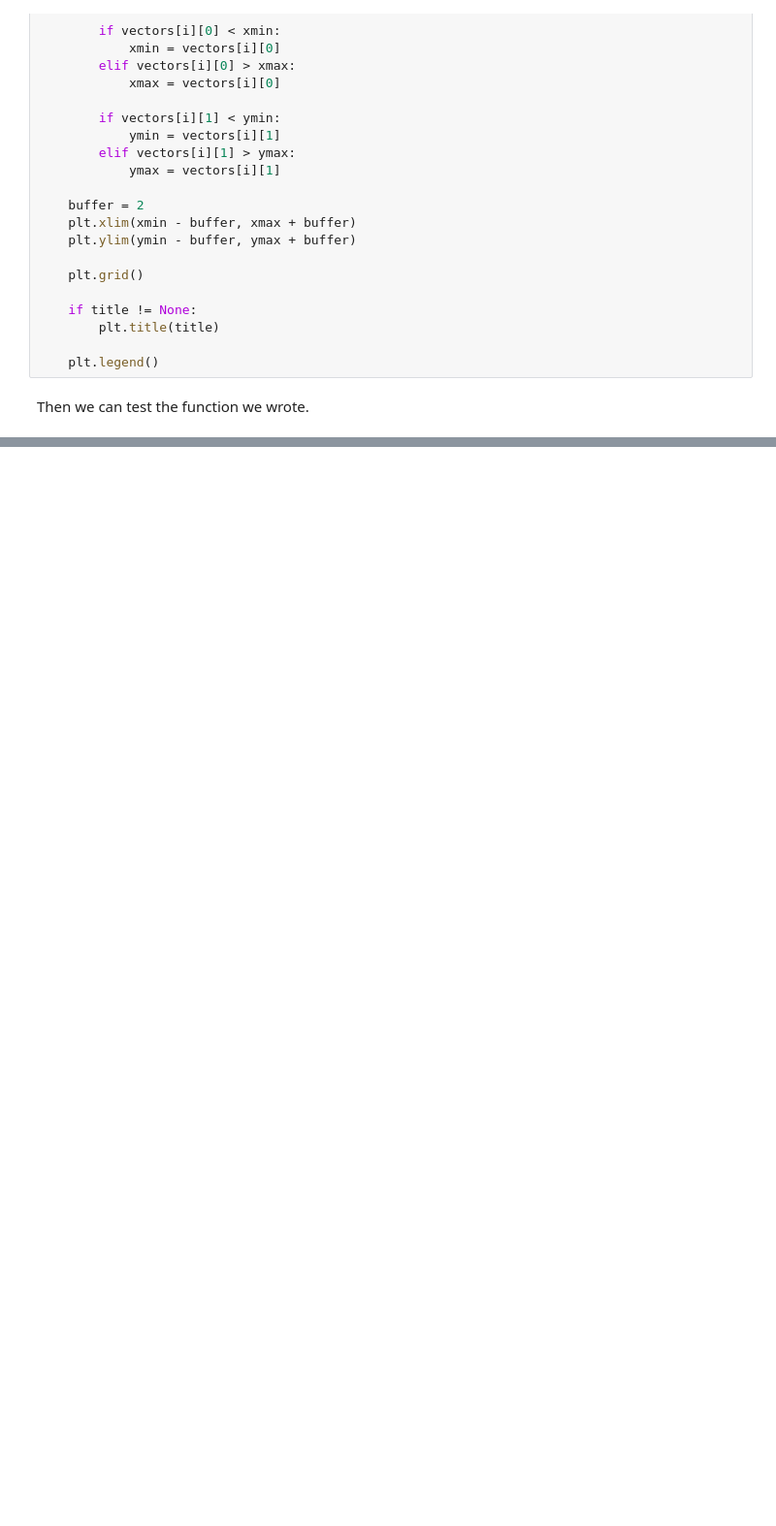
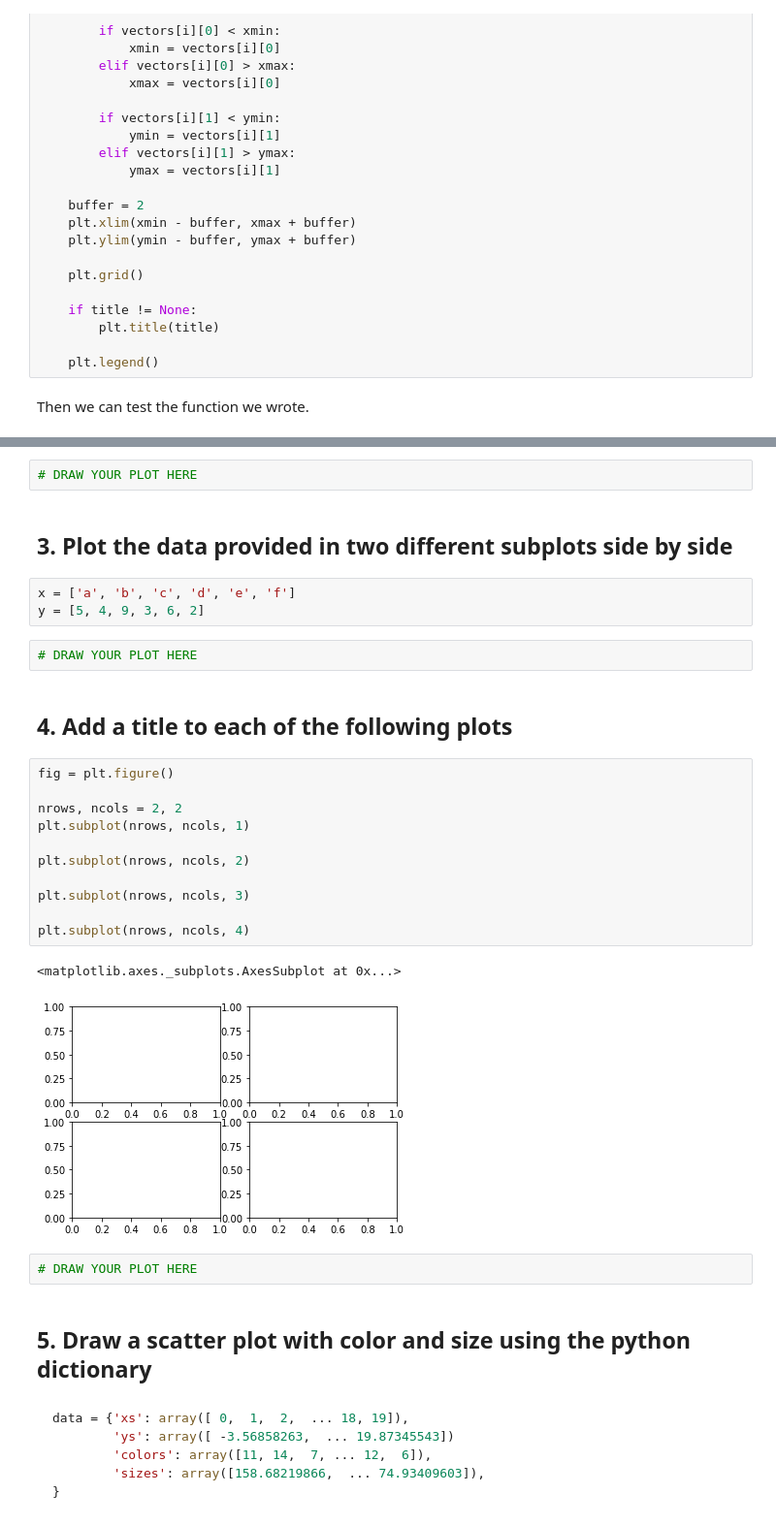
Before and after one commit to fuzzy-tribble/data_science_foundations, a Jupyter notebook: python_libraries_matplotlib.ipynb, the cells around one changed output, grey strips where cells are left out. Shown at 97% size. Cells and saved outputs as stored; diff of their text form; blank space fills up the shorter version.

````diff
--- a/python_libraries_matplotlib.ipynb
+++ b/python_libraries_matplotlib.ipynb
@@ -823,0 +834,37 @@ vectorplot_2d([(-16, 1), (20, 70), (4, -3)])
+# %%
+# DRAW YOUR PLOT HERE
+# %% [markdown]
+## 3. Plot the data provided in two different subplots side by side
+# %%
+x = ['a', 'b', 'c', 'd', 'e', 'f']
+y = [5, 4, 9, 3, 6, 2]
+# %%
+# DRAW YOUR PLOT HERE
+# %% [markdown]
+## 4. Add a title to each of the following plots
+# %%
+fig = plt.figure()
+
+nrows, ncols = 2, 2
+plt.subplot(nrows, ncols, 1)
+
+plt.subplot(nrows, ncols, 2)
+
+plt.subplot(nrows, ncols, 3)
+
+plt.subplot(nrows, ncols, 4)
+# %% [output]
+<matplotlib.axes._subplots.AxesSubplot at 0x...>
+[figure, added]
+# %%
+# DRAW YOUR PLOT HERE
+# %% [markdown]
+## 5. Draw a scatter plot with color and size using the python dictionary
+# %% [markdown]
+```python
+data = {'xs': array([ 0,  1,  2,  ... 18, 19]),
+        'ys': array([ -3.56858263,  ... 19.87345543])
+        'colors': array([11, 14,  7, ... 12,  6]),
+        'sizes': array([158.68219866,  ... 74.93409603]),
+}
+```
````
Also changed, not shown: parts of 87 cells of this notebook, 1 other file.
